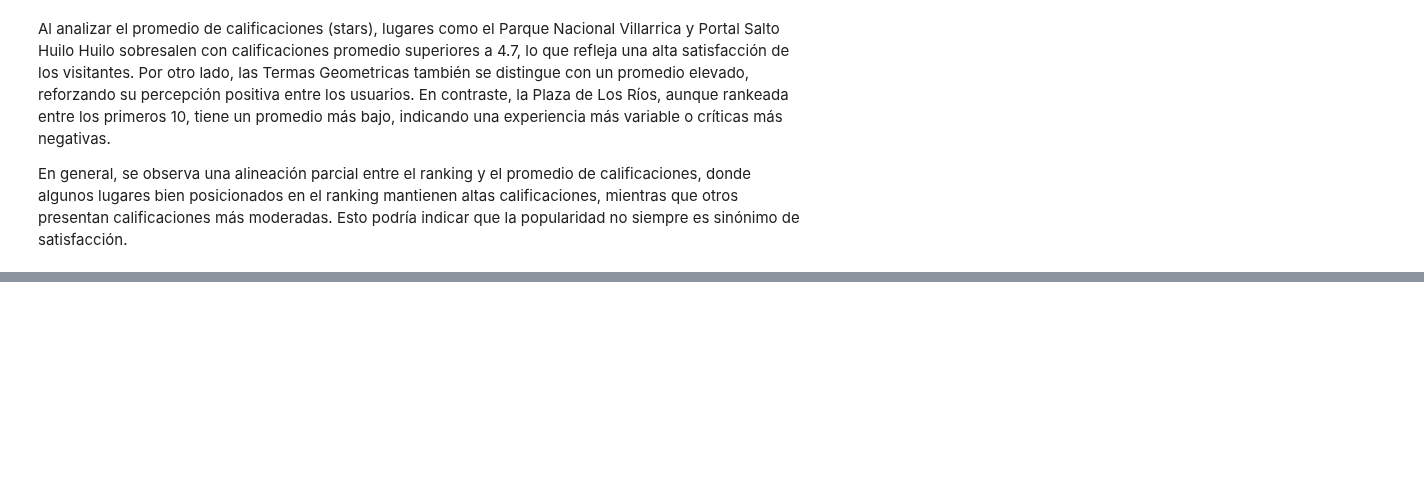
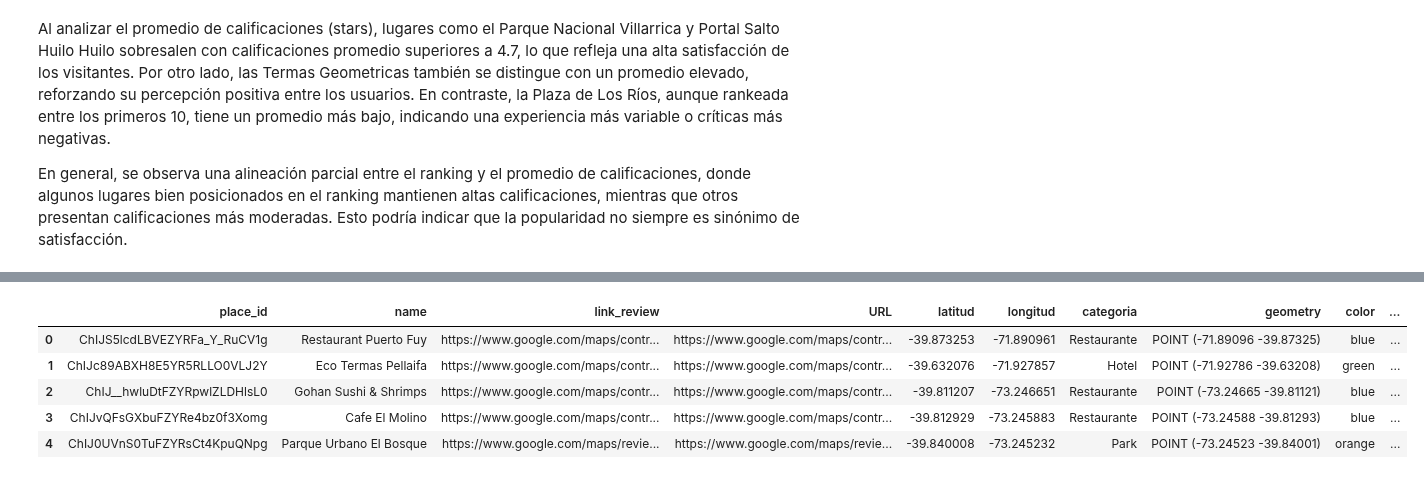
Before and after one commit to RiveraCamilo/Tarea_Final_Redes, a Jupyter notebook: notebooks/1. Analisis_exploratorio.ipynb, the cells around one changed output, grey strips where cells are left out. Cells and saved outputs as stored; diff of their text form; code cells hidden in the pictures; blank space fills up the shorter version.

```diff
--- a/notebooks/1. Analisis_exploratorio.ipynb
+++ b/notebooks/1. Analisis_exploratorio.ipynb
@@ -264,0 +416,16 @@ En general, se observa una alineación parcial entre el ranking y el promedio de
+# %%
+# Calcular el promedio de calificaciones por cada lugar (place_id)
+average_stars = data.groupby('place_id')['stars'].mean()
+
+# Agregar el promedio de calificaciones al GeoDataFrame
+gdf['average_stars'] = gdf['place_id'].map(average_stars)
+
+# Mostrar las primeras filas del GeoDataFrame actualizado
+gdf.head()
+# %% [output]
+|  | place_id | name | link_review | URL | latitud | longitud | categoria | geometry | color | ... |
+| 0 | ChIJS5lcdLBVEZYRFa_Y_RuCV1g | Restaurant Puerto Fuy | https://www.google.com/maps/contr... | https://www.google.com/maps/contr... | -39.873253 | -71.890961 | Restaurante | POINT (-71.89096 -39.87325) | blue | ... |
+| 1 | ChIJc89ABXH8E5YR5RLLO0VLJ2Y | Eco Termas Pellaifa | https://www.google.com/maps/contr... | https://www.google.com/maps/contr... | -39.632076 | -71.927857 | Hotel | POINT (-71.92786 -39.63208) | green | ... |
+| 2 | ChIJ__hwluDtFZYRpwlZLDHlsL0 | Gohan Sushi & Shrimps | https://www.google.com/maps/contr... | https://www.google.com/maps/contr... | -39.811207 | -73.246651 | Restaurante | POINT (-73.24665 -39.81121) | blue | ... |
+| 3 | ChIJvQFsGXbuFZYRe4bz0f3Xomg | Cafe El Molino | https://www.google.com/maps/contr... | https://www.google.com/maps/contr... | -39.812929 | -73.245883 | Restaurante | POINT (-73.24588 -39.81293) | blue | ... |
+| 4 | ChIJ0UVnS0TuFZYRsCt4KpuQNpg | Parque Urbano El Bosque | https://www.google.com/maps/revie... | https://www.google.com/maps/revie... | -39.840008 | -73.245232 | Park | POINT (-73.24523 -39.84001) | orange | ... |
```
Also changed, not shown: parts of 9 cells of this notebook.
